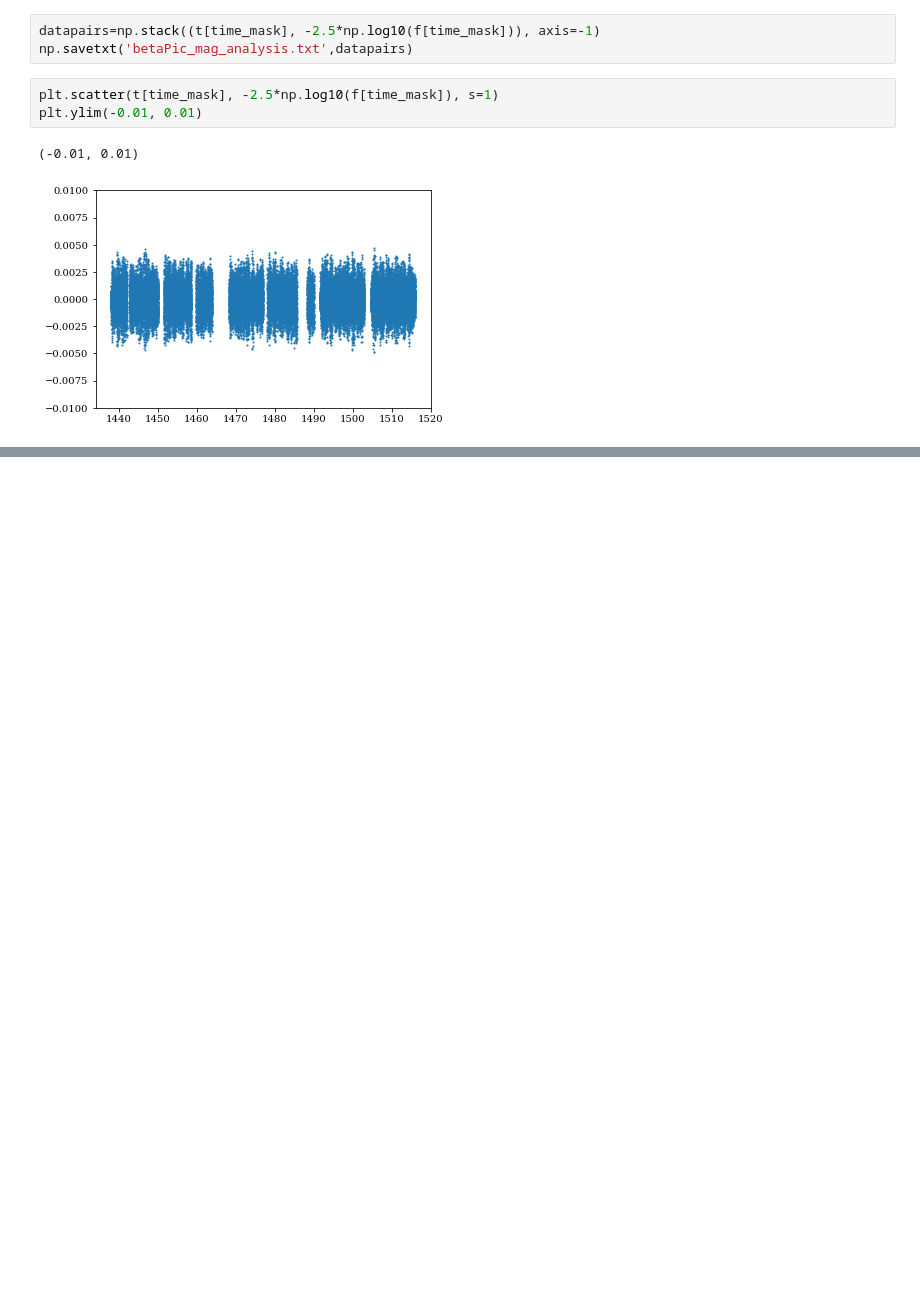
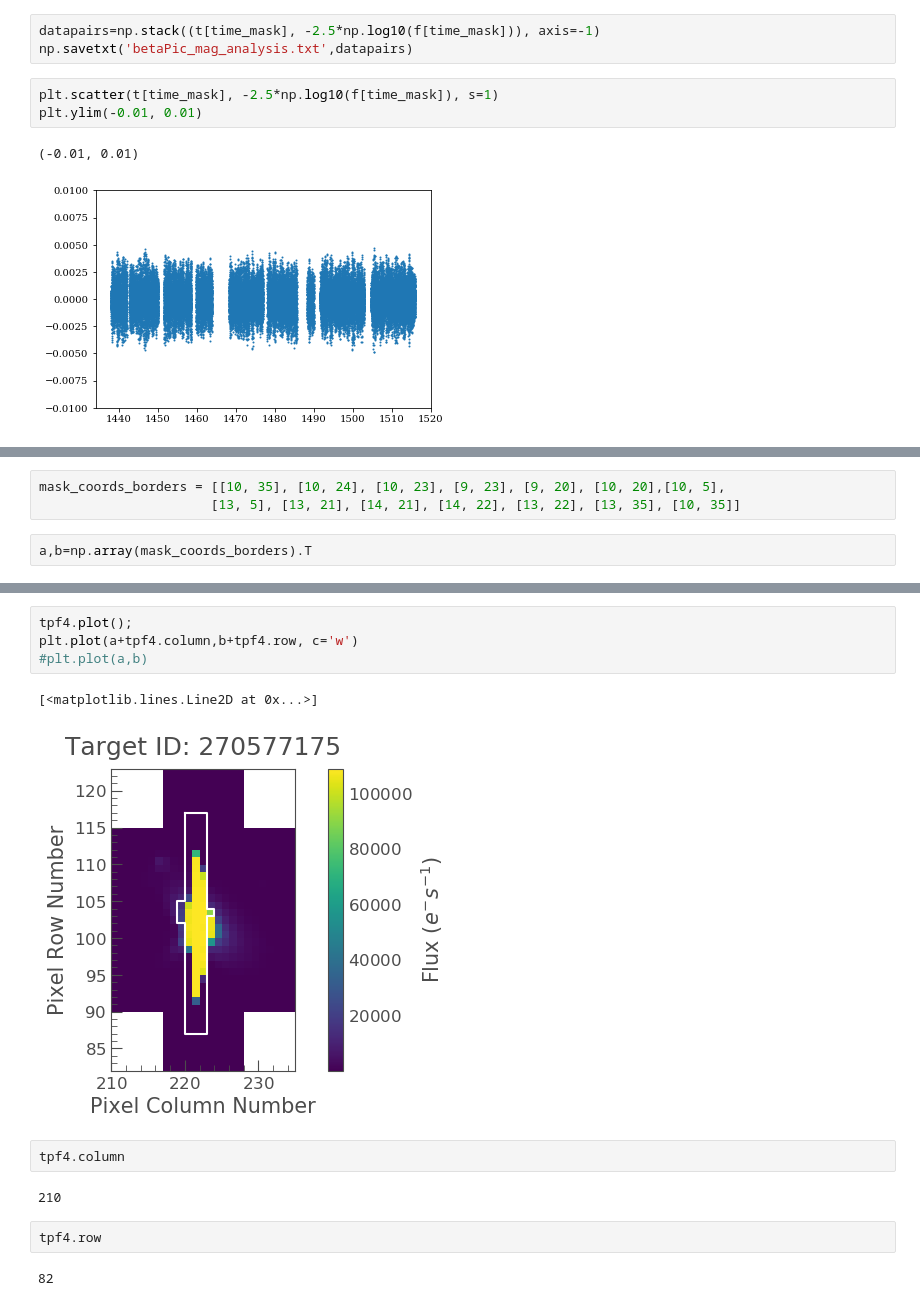
Before and after one commit to sebastian-zieba/betaPic_comet, a Jupyter notebook: construction_of_the_lightcurve.ipynb, the cells around one changed output, grey strips where cells are left out. Cells and saved outputs as stored; diff of their text form; blank space fills up the shorter version.

```diff
--- a/construction_of_the_lightcurve.ipynb
+++ b/construction_of_the_lightcurve.ipynb
@@ -282,0 +353,5 @@ plt.ylim(-0.01, 0.01)
+# %%
+mask_coords_borders = [[10, 35], [10, 24], [10, 23], [9, 23], [9, 20], [10, 20],[10, 5],
+                      [13, 5], [13, 21], [14, 21], [14, 22], [13, 22], [13, 35], [10, 35]]
+# %%
+a,b=np.array(mask_coords_borders).T
@@ -282,0 +361,15 @@ plt.ylim(-0.01, 0.01)
+# %%
+tpf4.plot();
+plt.plot(a+tpf4.column,b+tpf4.row, c='w')
+#plt.plot(a,b)
+# %% [output]
+[<matplotlib.lines.Line2D at 0x...>]
+[figure, added]
+# %%
+tpf4.column
+# %% [output]
+210
+# %%
+tpf4.row
+# %% [output]
+82
```
Also changed, not shown: parts of 36 cells of this notebook, 1 other file.
